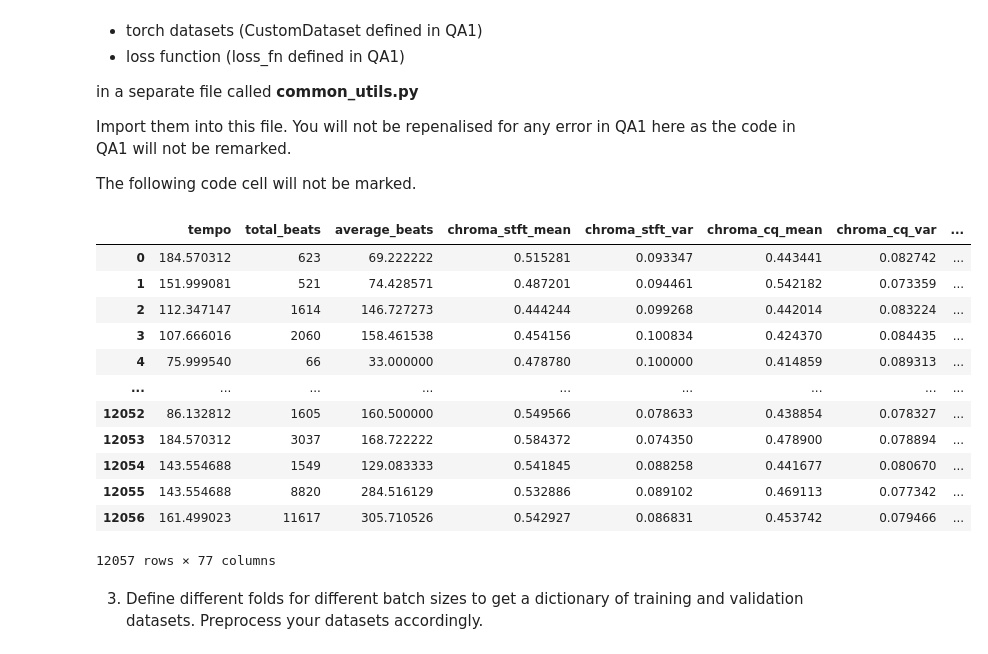
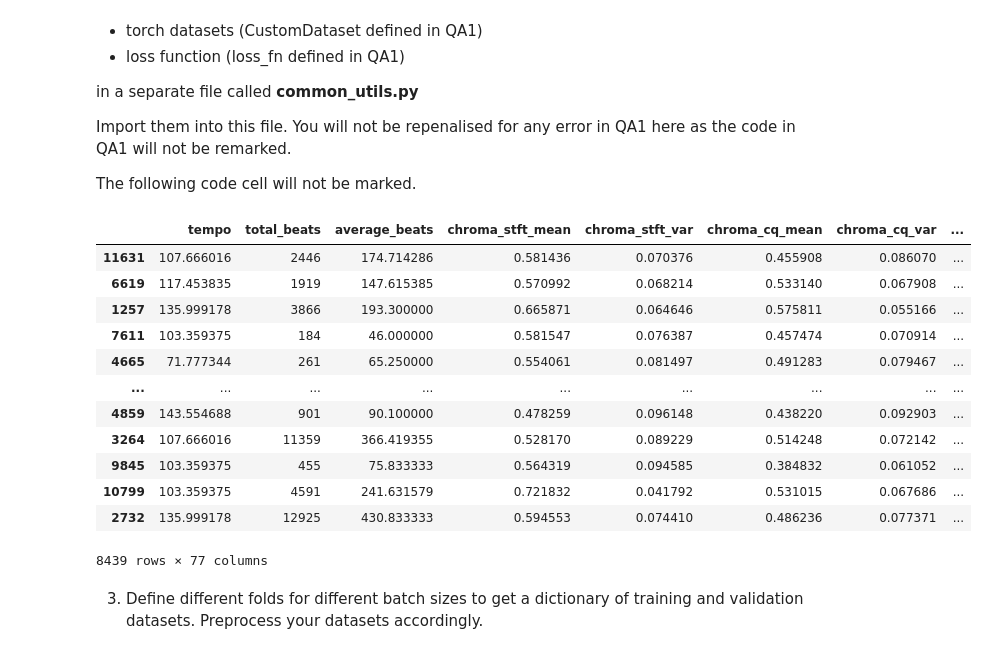
Before and after one commit to md-zaki/CZ4042_DeepLearning_Programming_Assignment, a Jupyter notebook: submission/Muhammad Zaki Bin Mohammad Bakri_PartA_2.ipynb, the cells around one changed output. Drawn from its saved outputs; the diff is of its cells as text; code cells hidden in the pictures.

```diff
--- a/submission/Muhammad Zaki Bin Mohammad Bakri_PartA_2.ipynb
+++ b/submission/Muhammad Zaki Bin Mohammad Bakri_PartA_2.ipynb
@@ -47,32 +47,31 @@ The following code cell will not be marked.
 # %%
 # YOUR CODE HERE
 from common_utils import MLP
 from common_utils import CustomDataset
 from common_utils import loss_fn
 from common_utils import split_dataset, preprocess_dataset
 
 df = pd.read_csv('simplified.csv')
 df['label'] = df['filename'].str.split('_').str[-2]
-label_encoder = preprocessing.LabelEncoder()
-df['label'] = label_encoder.fit_transform(df['label'])
+df['label'].value_counts()
 
-X_train = df.drop(['filename', 'label'], axis=1)
-y_train = df['label'].to_numpy()
+X_train, y_train, X_test, y_test = split_dataset(df, ['filename', 'label'], 0.3, 0)
+
 X_train
 # %% [output]
 |  | tempo | total_beats | average_beats | chroma_stft_mean | chroma_stft_var | chroma_cq_mean | chroma_cq_var | ... |
-| 0 | 184.570312 | 623 | 69.222222 | 0.515281 | 0.093347 | 0.443441 | 0.082742 | ... |
-| 1 | 151.999081 | 521 | 74.428571 | 0.487201 | 0.094461 | 0.542182 | 0.073359 | ... |
-| 2 | 112.347147 | 1614 | 146.727273 | 0.444244 | 0.099268 | 0.442014 | 0.083224 | ... |
-| 3 | 107.666016 | 2060 | 158.461538 | 0.454156 | 0.100834 | 0.424370 | 0.084435 | ... |
-| 4 | 75.999540 | 66 | 33.000000 | 0.478780 | 0.100000 | 0.414859 | 0.089313 | ... |
+| 11631 | 107.666016 | 2446 | 174.714286 | 0.581436 | 0.070376 | 0.455908 | 0.086070 | ... |
+| 6619 | 117.453835 | 1919 | 147.615385 | 0.570992 | 0.068214 | 0.533140 | 0.067908 | ... |
+| 1257 | 135.999178 | 3866 | 193.300000 | 0.665871 | 0.064646 | 0.575811 | 0.055166 | ... |
+| 7611 | 103.359375 | 184 | 46.000000 | 0.581547 | 0.076387 | 0.457474 | 0.070914 | ... |
+| 4665 | 71.777344 | 261 | 65.250000 | 0.554061 | 0.081497 | 0.491283 | 0.079467 | ... |
 | ... | ... | ... | ... | ... | ... | ... | ... | ... |
-| 12052 | 86.132812 | 1605 | 160.500000 | 0.549566 | 0.078633 | 0.438854 | 0.078327 | ... |
-| 12053 | 184.570312 | 3037 | 168.722222 | 0.584372 | 0.074350 | 0.478900 | 0.078894 | ... |
-| 12054 | 143.554688 | 1549 | 129.083333 | 0.541845 | 0.088258 | 0.441677 | 0.080670 | ... |
-| 12055 | 143.554688 | 8820 | 284.516129 | 0.532886 | 0.089102 | 0.469113 | 0.077342 | ... |
-| 12056 | 161.499023 | 11617 | 305.710526 | 0.542927 | 0.086831 | 0.453742 | 0.079466 | ... |
+| 4859 | 143.554688 | 901 | 90.100000 | 0.478259 | 0.096148 | 0.438220 | 0.092903 | ... |
+| 3264 | 107.666016 | 11359 | 366.419355 | 0.528170 | 0.089229 | 0.514248 | 0.072142 | ... |
+| 9845 | 103.359375 | 455 | 75.833333 | 0.564319 | 0.094585 | 0.384832 | 0.061052 | ... |
+| 10799 | 103.359375 | 4591 | 241.631579 | 0.721832 | 0.041792 | 0.531015 | 0.067686 | ... |
+| 2732 | 135.999178 | 12925 | 430.833333 | 0.594553 | 0.074410 | 0.486236 | 0.077371 | ... |
-12057 rows × 77 columns
+8439 rows × 77 columns
 # %% [markdown]
 3. Define different folds for different batch sizes to get a dictionary of training and validation datasets. Preprocess your datasets accordingly.
 # %%
```
Also changed, not shown: parts of 3 cells of this notebook, 1 other file.
